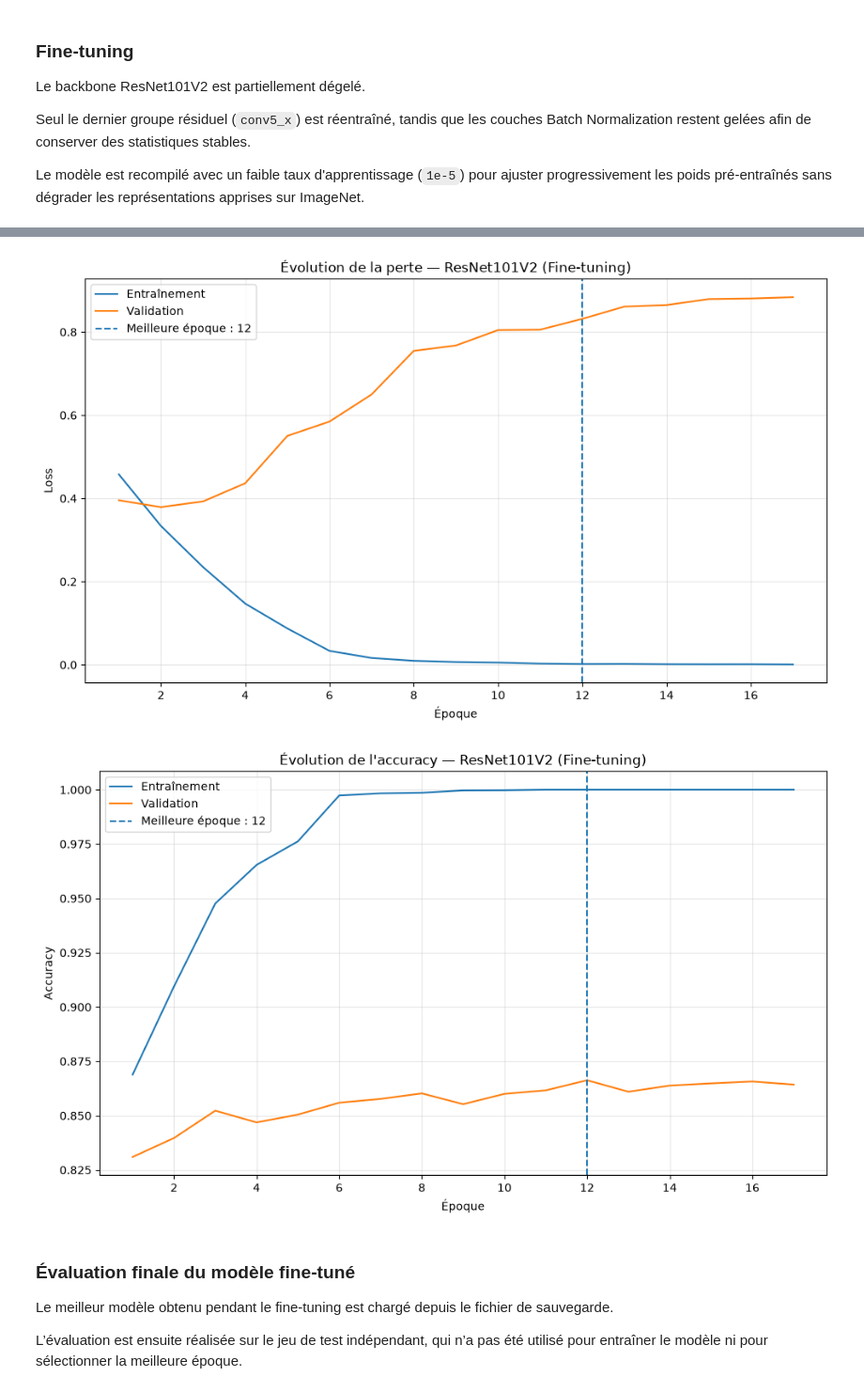
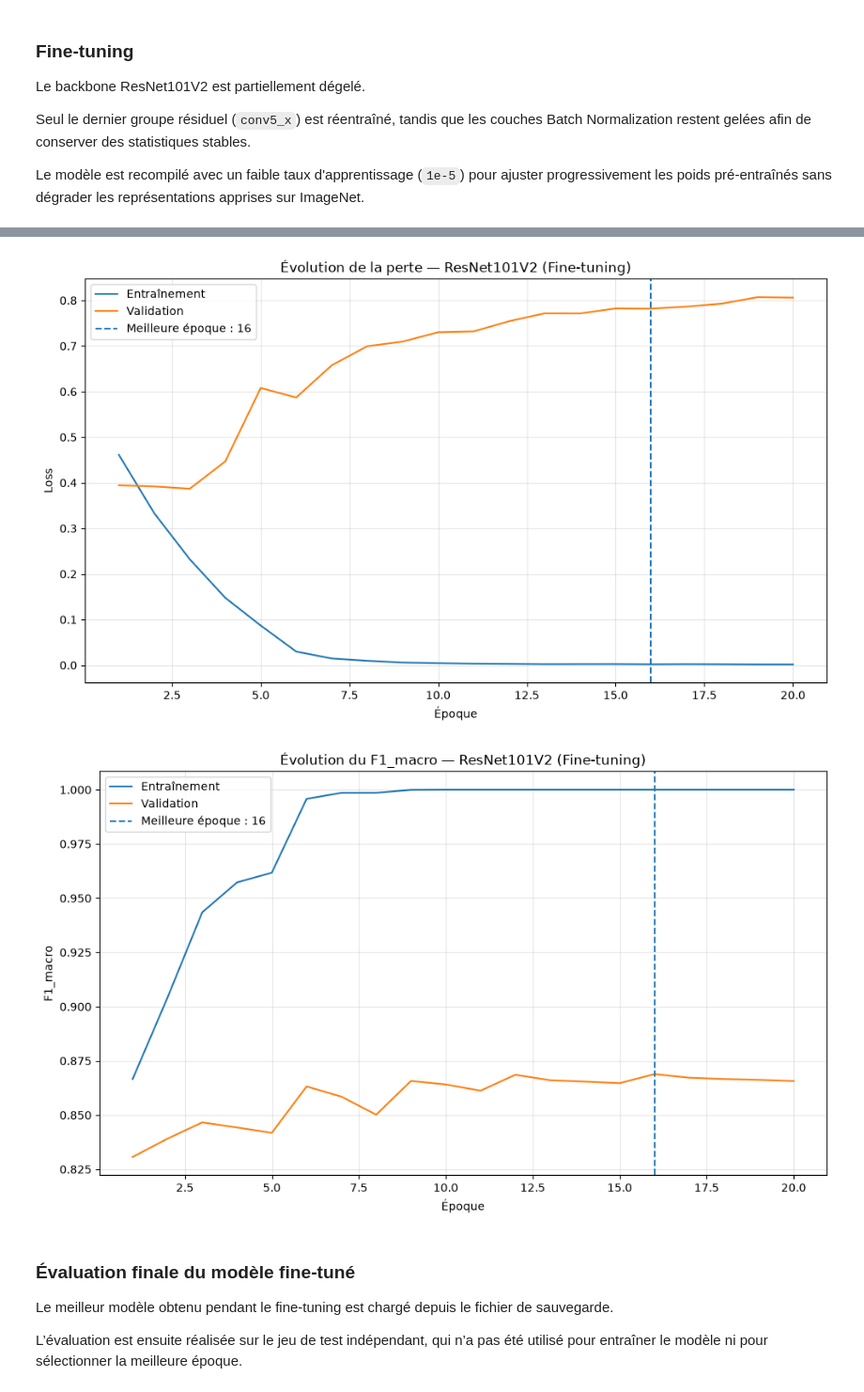
Before and after one commit to cyrilmarat/Liora_Covid, a Jupyter notebook: notebooks/Modelisation/ResNet/ResNet101V2_unbalanced.ipynb, the cells around one changed output, grey strips where cells are left out. Shown at 94% size. Saved outputs shown, nothing was run; the diff lists cells and outputs as text; code cells hidden in the pictures.

```diff
--- a/notebooks/Modelisation/ResNet/ResNet101V2_unbalanced.ipynb
+++ b/notebooks/Modelisation/ResNet/ResNet101V2_unbalanced.ipynb
@@ -1449,7 +1446,7 @@ Learning rate : 1e-05
 # Callbacks du fine-tuning
 
 PHASE2_MODEL_PATH = (
-    OUTPUT_DIR / "resnet50_finetuning_best.keras"
+    OUTPUT_DIR / "ResNet101V2_finetuning_best.keras"
 )
 
 callbacks_phase2 = [
@@ -1789,40 +1785,40 @@ plt.grid(alpha=0.3)
 plt.tight_layout()
 plt.show()
 # %% [output]
-[figure, old version]
+[figure, new version]
 # %%
 # Courbe de l'accuracy - Phase 2 (Fine-tuning)
 
 plt.figure(figsize=(10, 6))
 
 plt.plot(
     history_phase2_df.index,
     history_phase2_df["f1_macro"],
     label="Entraînement"
 )
 
 plt.plot(
     history_phase2_df.index,
     history_phase2_df["val_f1_macro"],
     label="Validation"
 )
 
 plt.axvline(
     best_epoch_phase2,
     linestyle="--",
     label=f"Meilleure époque : {best_epoch_phase2}"
 )
 
-plt.title("Évolution de l'accuracy — ResNet101V2 (Fine-tuning)")
+plt.title("Évolution du F1_macro — ResNet101V2 (Fine-tuning)")
 plt.xlabel("Époque")
-plt.ylabel("Accuracy")
+plt.ylabel("F1_macro")
 plt.legend()
 plt.grid(alpha=0.3)
 
 plt.tight_layout()
 plt.show()
 # %% [output]
-[figure, old version]
+[figure, new version]
 # %% [markdown]
 ### Évaluation finale du modèle fine-tuné
 
```
Also changed, not shown: parts of 24 cells of this notebook, 3 other files.
